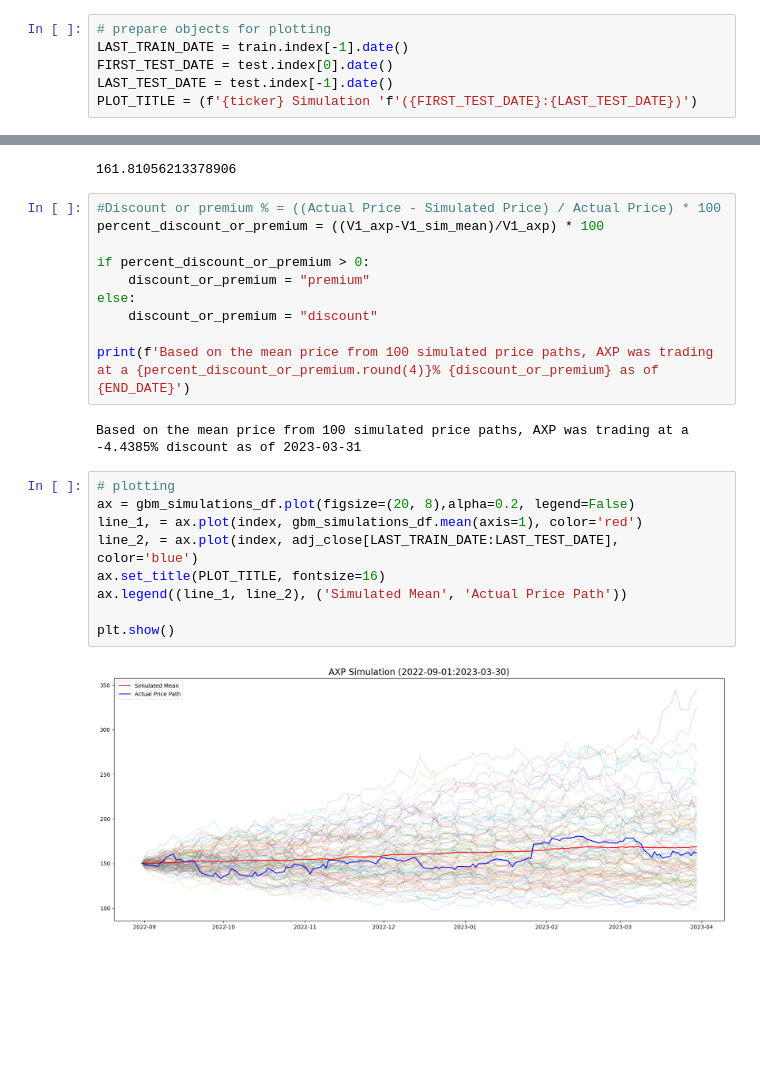
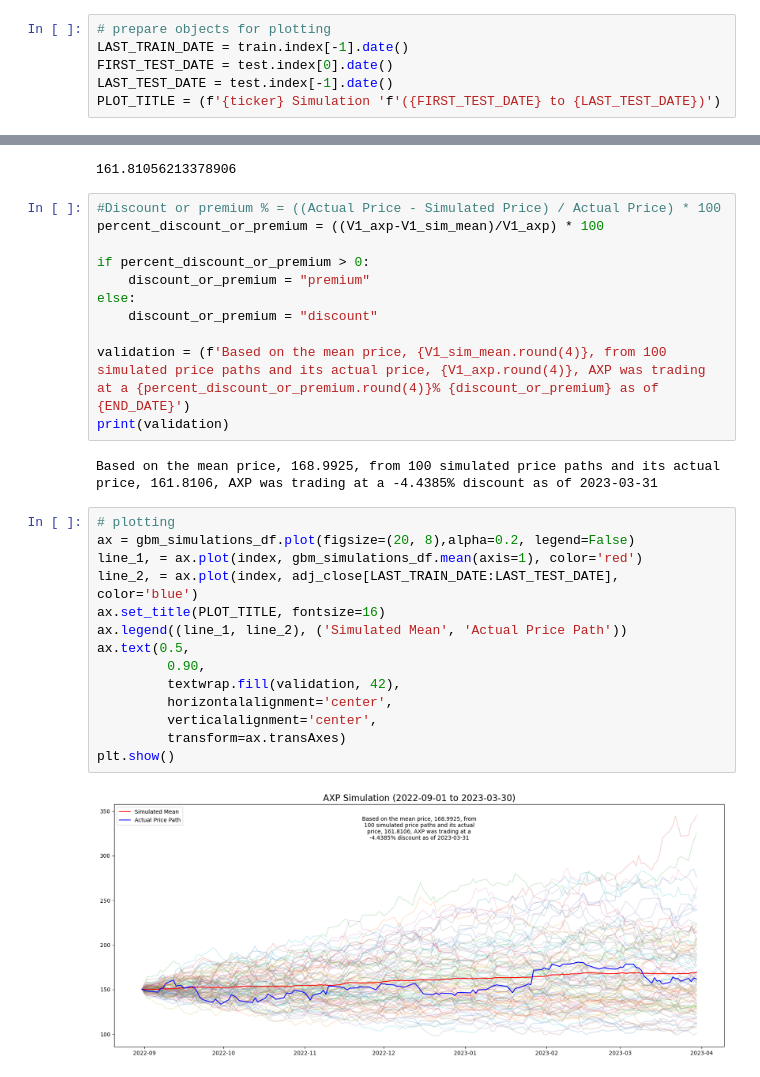
Before and after one commit to jcgr11/GBM-Simulations, a Jupyter notebook: amex_gbm.ipynb, the cells around one changed output, grey strips where cells are left out. Cells and saved outputs as stored; diff of their text form; blank space fills up the shorter version.

Commit message:
updated plot and validation of discount

```diff
--- a/amex_gbm.ipynb
+++ b/amex_gbm.ipynb
@@ -43,7 +44,7 @@ gbm_simulations = simulate_gbm(S_0, mu, sigma, N_SIM, T, N)
 LAST_TRAIN_DATE = train.index[-1].date()
 FIRST_TEST_DATE = test.index[0].date()
 LAST_TEST_DATE = test.index[-1].date()
-PLOT_TITLE = (f'{ticker} Simulation 'f'({FIRST_TEST_DATE}:{LAST_TEST_DATE})')
+PLOT_TITLE = (f'{ticker} Simulation 'f'({FIRST_TEST_DATE} to {LAST_TEST_DATE})')
 # %%
 selected_indices = adj_close[LAST_TRAIN_DATE:LAST_TEST_DATE].index
 index = [date.date() for date in selected_indices]
@@ -67,17 +68,23 @@ if percent_discount_or_premium > 0:
 else:
     discount_or_premium = "discount"
 
-print(f'Based on the mean price from 100 simulated price paths, AXP was trading at a {percent_discount_or_premium.round(4)}% {discount_or_premium} as of {END_DATE}')
+validation = (f'Based on the mean price, {V1_sim_mean.round(4)}, from 100 simulated price paths and its actual price, {V1_axp.round(4)}, AXP was trading at a {percent_discount_or_premium.round(4)}% {discount_or_premium} as of {END_DATE}')
+print(validation)
 # %% [output]
-Based on the mean price from 100 simulated price paths, AXP was trading at a -4.4385% discount as of 2023-03-31
+Based on the mean price, 168.9925, from 100 simulated price paths and its actual price, 161.8106, AXP was trading at a -4.4385% discount as of 2023-03-31
 # %%
 # plotting
 ax = gbm_simulations_df.plot(figsize=(20, 8),alpha=0.2, legend=False)
 line_1, = ax.plot(index, gbm_simulations_df.mean(axis=1), color='red')
 line_2, = ax.plot(index, adj_close[LAST_TRAIN_DATE:LAST_TEST_DATE], color='blue')
 ax.set_title(PLOT_TITLE, fontsize=16)
 ax.legend((line_1, line_2), ('Simulated Mean', 'Actual Price Path'))
-
+ax.text(0.5,
+         0.90,
+         textwrap.fill(validation, 42),
+         horizontalalignment='center',
+         verticalalignment='center',
+         transform=ax.transAxes)
 plt.show()
 # %% [output]
-[figure, old version]
+[figure, new version]
```
Also changed, not shown: parts of 1 cell of this notebook.
